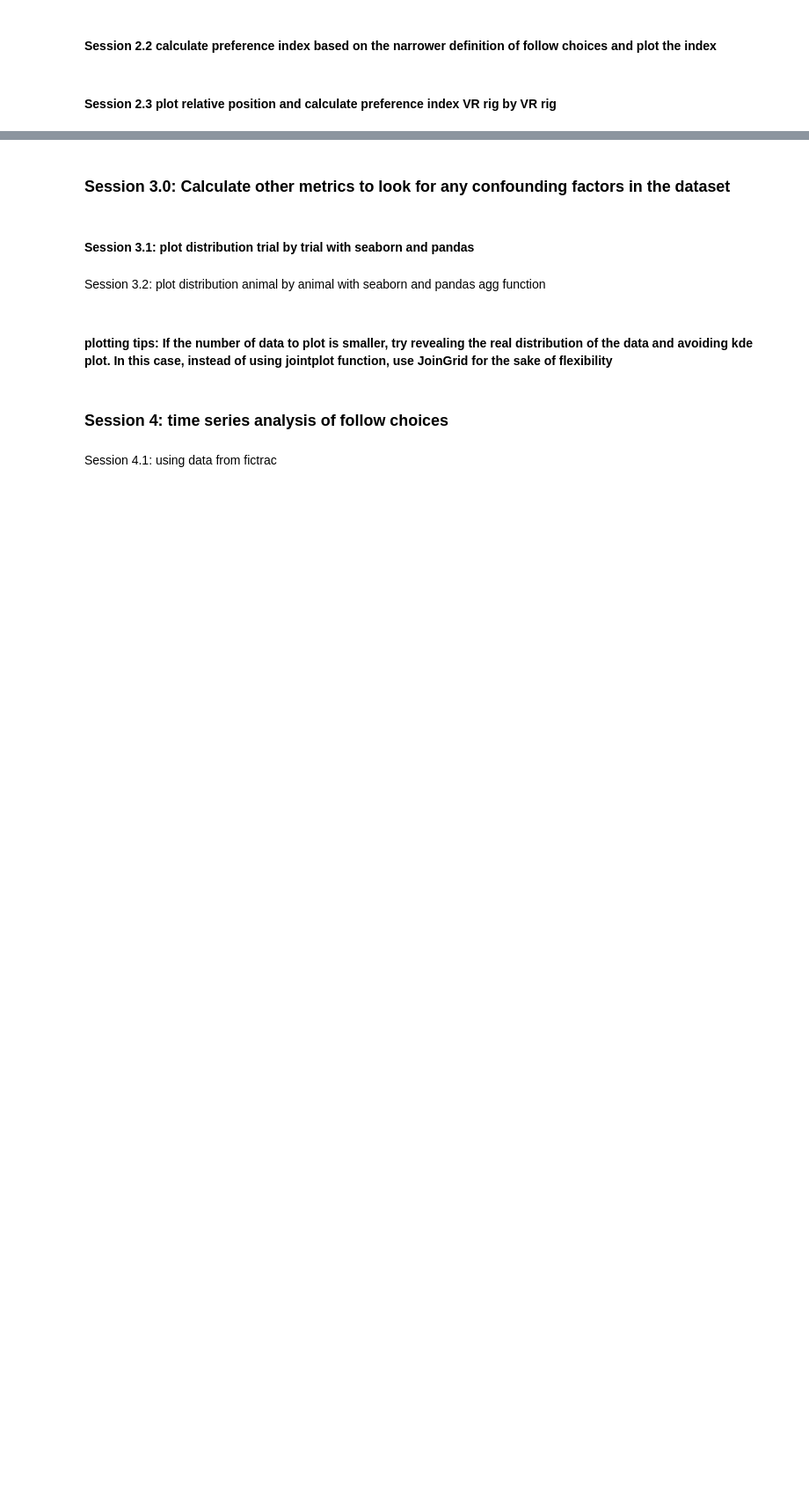
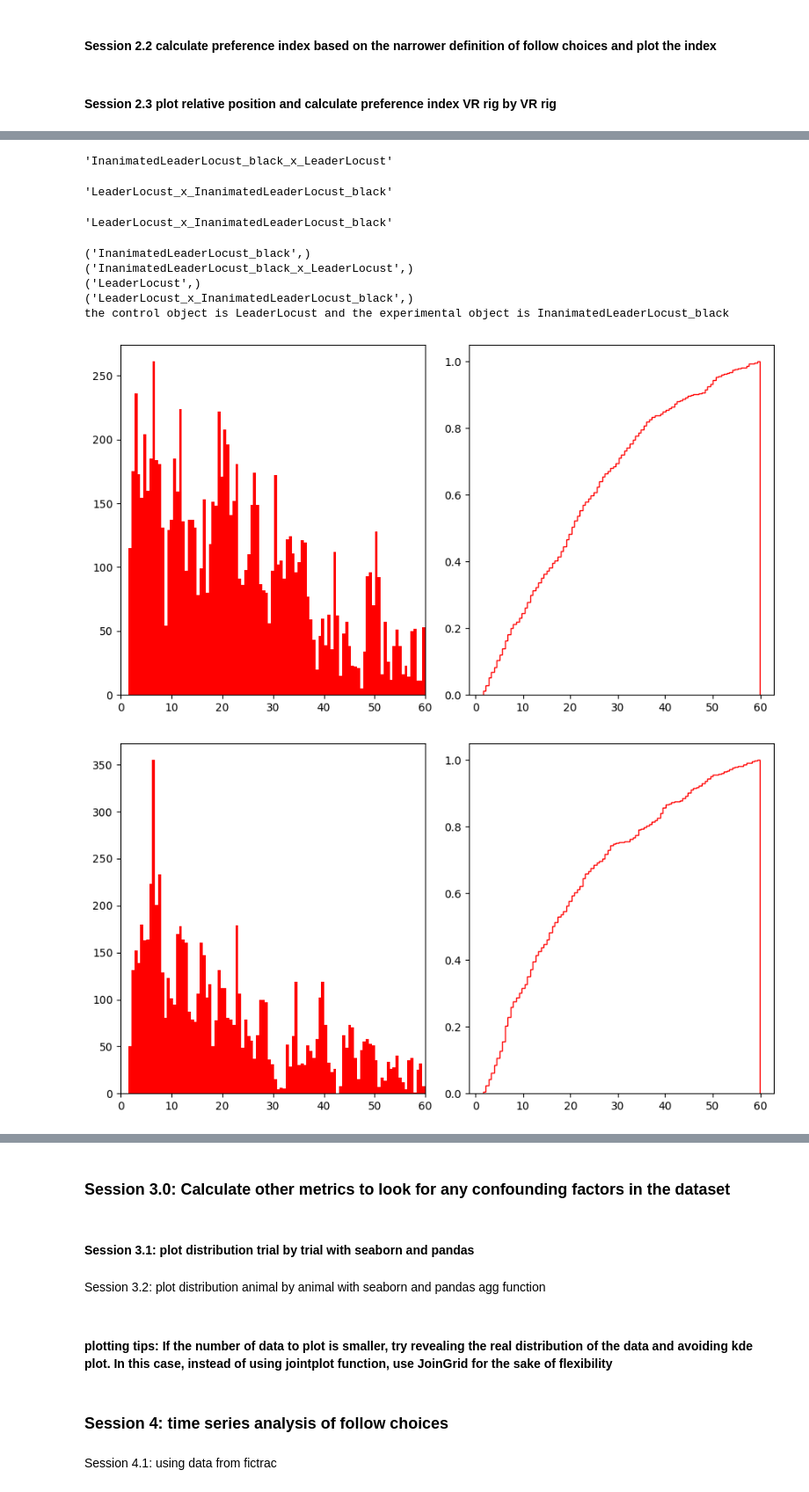
Before and after one commit to chiyu1203/UnityDataAnalysis, a Jupyter notebook: preference_analysis_tutorial.ipynb, the cells around one changed output, grey strips where cells are left out. Shown at 88% size. Saved outputs shown, nothing was run; the diff lists cells and outputs as text; code cells hidden in the pictures; blank space fills up the shorter version.

Commit message:
started to analyse the temporal dynamics of follow preference in the trial

```diff
--- a/preference_analysis_tutorial.ipynb
+++ b/preference_analysis_tutorial.ipynb
@@ -106,17 +101,21 @@ else:
+# %%
+dir_list=dir_list[60:]
+vr_no=vr_no[60:]
+no_food=no_food[60:]
 # %%
 dir_list=dir_list[:26]
 vr_no=vr_no[:26]
 no_food=no_food[:26]
 # %%
-dir_list=dir_list[26:]
-vr_no=vr_no[26:]
-no_food=no_food[26:]
+dir_list=dir_list[26:60]
+vr_no=vr_no[26:60]
+no_food=no_food[26:60]
 # %% [markdown]
 #### Session 1.1: introduce helper functions to make plot and calculate speed
 # %%
 analysis_methods.update({"plotting_trajectory": False})
 analysis_methods.update({"save_output":False})
-analysis_methods.update({"analysis_window":[-20,20]})
+analysis_methods.update({"analysis_window":[-5,5]})
 # %%
 relative_pos_all_animals=[]
 trial_evaluation_across_animals=[]
@@ -224,0 +305,8 @@ for this_vr in np.unique(vr_no):
+# %%
+## this is the same as the one above, so we can skip this part if distance in relative_pos_all_pd is calculated and type in relative_pos_pd is sorted already
+relative_pos_all_pd=pd.concat(relative_pos_all_animals,ignore_index=True)
+relative_pos_all_pd['distance']=relative_pos_all_pd.apply(lambda row:np.sqrt(np.square(row['x']) + np.square(row['y'])), axis=1)
+trial_type_list=sorted(relative_pos_all_pd['type'].unique(), key=len)
+trial_type_list[2:]=sorted(trial_type_list[2:], key=str,reverse=True)
+trial_type_list[:2]=sorted(trial_type_list[:2], key=str,reverse=True)
+print(trial_type_list)
@@ -224,0 +321,4 @@ for this_vr in np.unique(vr_no):
+# %%
+trial_type_of_interest[0]
+# %% [output]
+'InanimatedLeaderLocust_black_x_LeaderLocust'
@@ -224,0 +327,42 @@ for this_vr in np.unique(vr_no):
+# %%
+trial_type_of_interest[0]
+# %% [output]
+'LeaderLocust_x_InanimatedLeaderLocust_black'
+# %%
+trial_type_of_interest[0]
+# %% [output]
+'LeaderLocust_x_InanimatedLeaderLocust_black'
+# %%
+hetero_pattern='_x_'
+distance_threshold_for_plotting =5
+follow_epochs_temporal_con=[]
+follow_epochs_temporal_exp=[]
+follow_epochs_temporal_L=[]
+follow_epochs_temporal_R=[]
+relative_pos_of_interest=relative_pos_all_pd[relative_pos_all_pd['distance']<distance_threshold_for_plotting]
+for keys, grp in relative_pos_of_interest.groupby(['type']):
+    print(keys)
+    if hetero_pattern in keys[0]:
+        if keys[0]==trial_type_of_interest[0]:
+            follow_epochs_temporal_con.append(grp['ts'][grp['agent_id']==0].values)
+            follow_epochs_temporal_exp.append(grp['ts'][grp['agent_id']==1].values)
+            print(f"the control object is {object_of_interest[0]} and the experimental object is {object_of_interest[1]}")
+        else:
+            follow_epochs_temporal_con.append(grp['ts'][grp['agent_id']==1].values)
+            follow_epochs_temporal_exp.append(grp['ts'][grp['agent_id']==0].values)
+    fig, axes = plt.subplots(
+        nrows=1, ncols=2, figsize=(9,5), tight_layout=True
+    )
+    ax, ax2 = axes.flatten()
+    ax.hist(grp['ts'].values,bins=100,density=False,color='r')
+    ax2.hist(grp['ts'].values,bins=100,density=True,color='r',histtype="step",cumulative=True,label="Cumulative histogram")
+    ax.set(xlim=(0,60))
+plt.show()
+# %% [output]
+('InanimatedLeaderLocust_black',)
+('InanimatedLeaderLocust_black_x_LeaderLocust',)
+('LeaderLocust',)
+('LeaderLocust_x_InanimatedLeaderLocust_black',)
+the control object is LeaderLocust and the experimental object is InanimatedLeaderLocust_black
+[figure, added]
+[figure, added]
```
Also changed, not shown: parts of 22 cells of this notebook.
